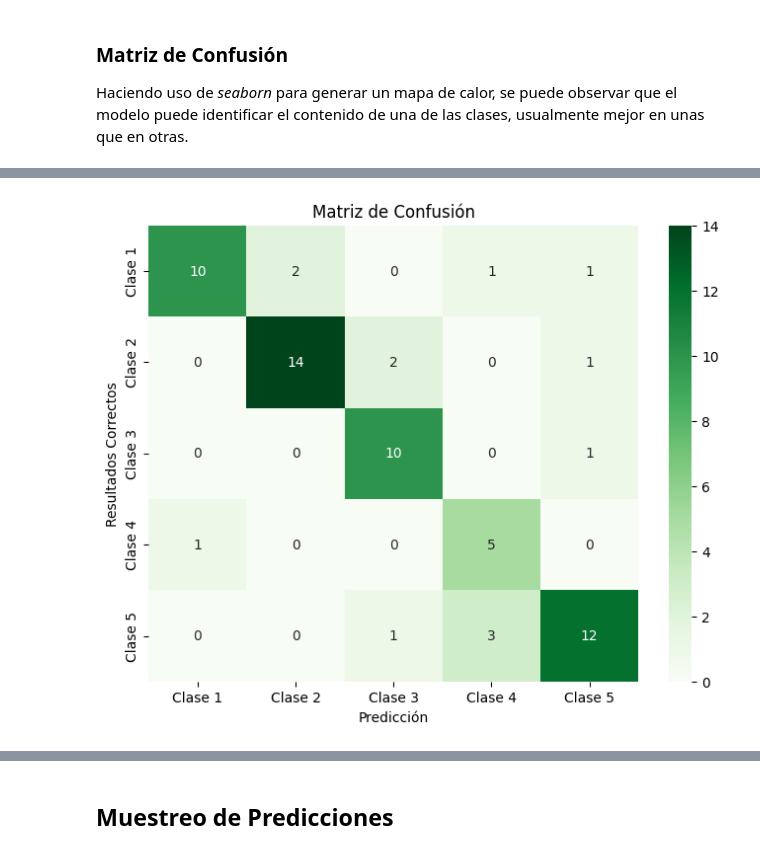
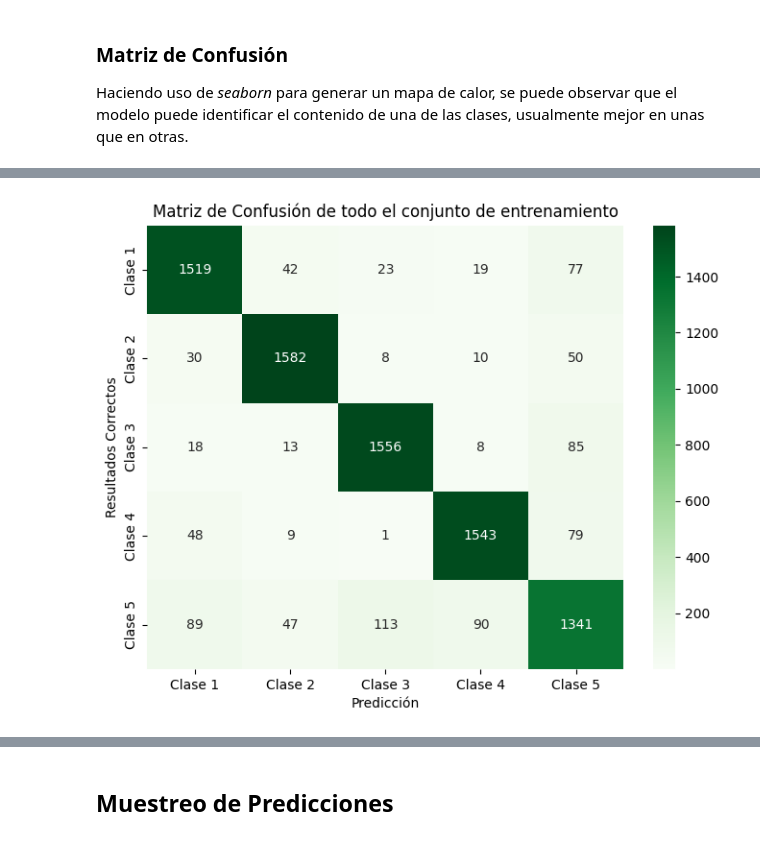
Before and after one commit to LeilaelRico/TC3002B_M2, a Jupyter notebook: A01707023__Proyecto.ipynb, the cells around one changed output, grey strips where cells are left out. Saved outputs shown, nothing was run; the diff lists cells and outputs as text; code cells hidden in the pictures.

Commit message:
Model structure edited / Image prediction possible.

```diff
--- a/A01707023__Proyecto.ipynb
+++ b/A01707023__Proyecto.ipynb
@@ -228,12 +258,0 @@ Model: "sequential"
-# %%
-history = model.fit(
-    train_generator,
-    # steps_per_epoch=200,
-    epochs=20,
-    validation_data=validation_generator
-    )
-
-acc = history.history['acc']
-loss = history.history['loss']
-
-model.save('m2_r3.keras')
@@ -335,20 +335,27 @@ Haciendo uso de *seaborn* para generar un mapa de calor, se puede observar que e
 from sklearn.metrics import confusion_matrix
 import seaborn as sns
 
-# Resultados reales
-true_labels = np.argmax(test_labels, axis=1)
+# Obtener todas las etiquetas reales
+all_true_labels = []
+for i in range(len(train_generator)):
+    batch = train_generator[i]
+    true_labels_batch = np.argmax(batch[1], axis=1)
+    all_true_labels.extend(true_labels_batch)
 
-# Predicciones hechas por el modelo
-predicted_labels = np.argmax(predictions, axis=1)
+# Obtener todas las predicciones
+all_predictions = model.predict(train_generator)
+
+# Convertir las etiquetas a índices de clases
+predicted_labels = np.argmax(all_predictions, axis=1)
 
 # Calcular la matriz de confusión
-conf_matrix = confusion_matrix(true_labels, predicted_labels)
+conf_matrix = confusion_matrix(all_true_labels, predicted_labels)
 
 # Visualización
 plt.figure(figsize=(8, 6))
 sns.heatmap(conf_matrix, annot=True, fmt="d", cmap="Greens", xticklabels=["Clase 1", "Clase 2", "Clase 3", "Clase 4", "Clase 5"], yticklabels=["Clase 1", "Clase 2", "Clase 3", "Clase 4", "Clase 5"])
 plt.xlabel('Predicción')
 plt.ylabel('Resultados Correctos')
-plt.title('Matriz de Confusión')
+plt.title('Matriz de Confusión de todo el conjunto de entrenamiento')
 plt.show()
 # %% [output]
@@ -355 +363 @@ plt.show()
-[figure, old version]
+[figure, new version]
```
Also changed, not shown: parts of 14 cells of this notebook, 2 other files.
